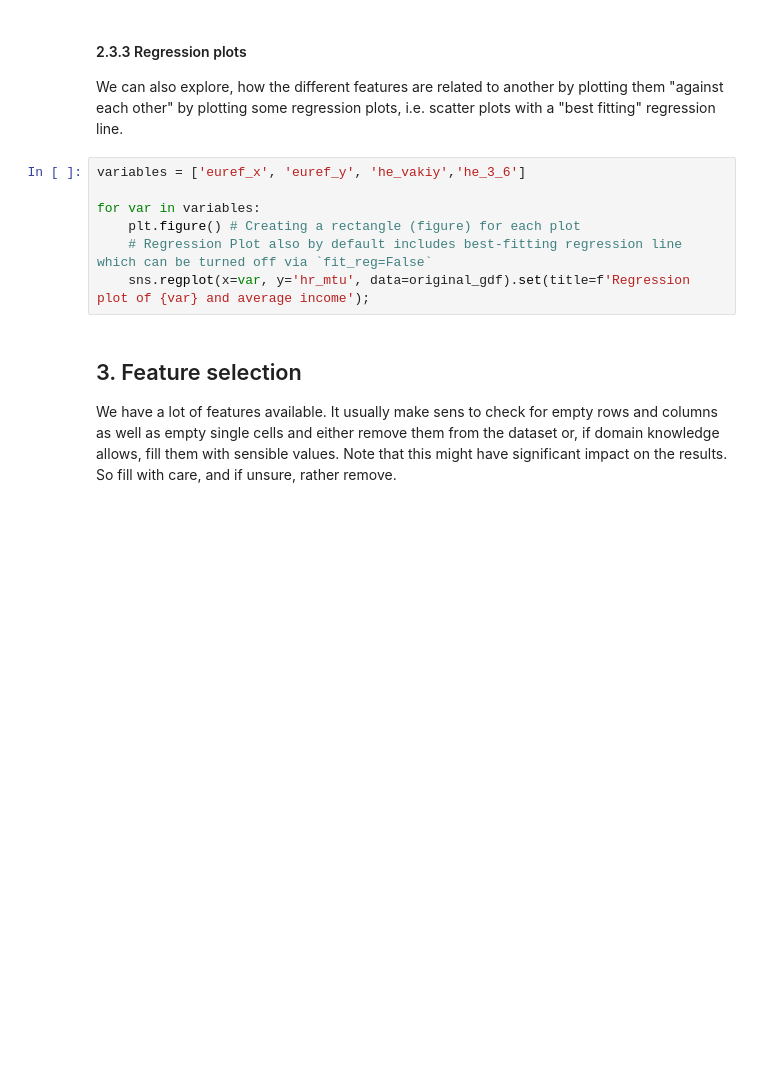
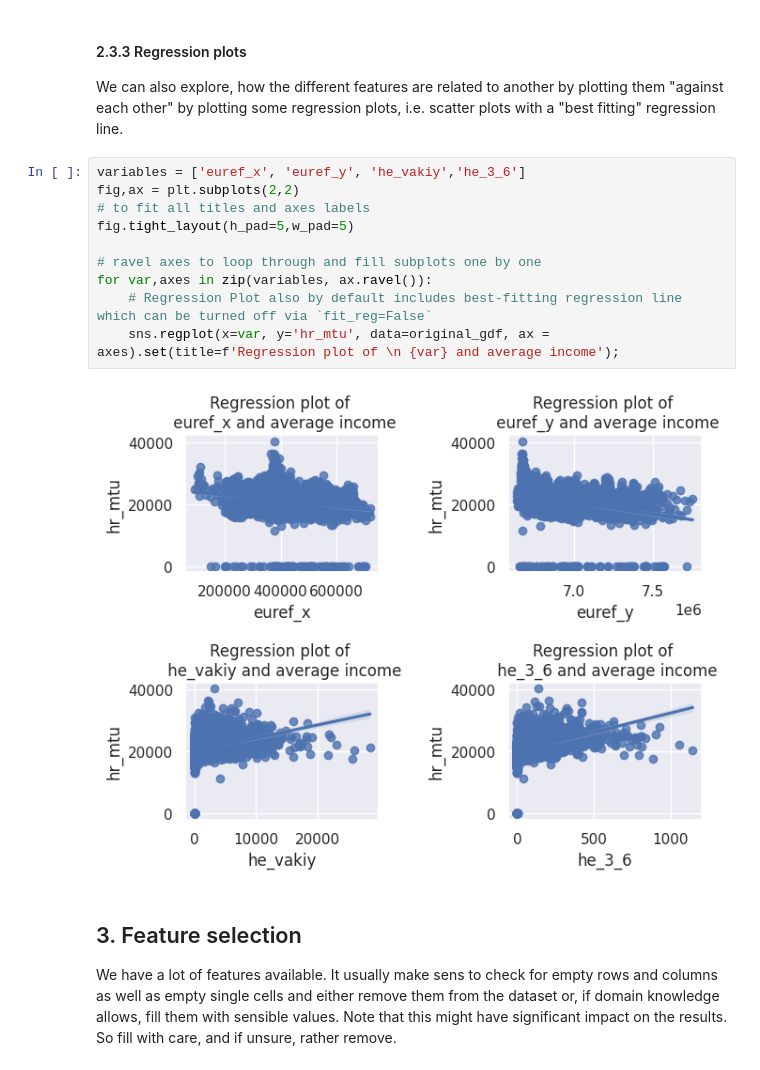
Before and after one commit to csc-training/GeoML, a Jupyter notebook: 02_vector_data_preparation/02_vector_preparation.ipynb, the cells around one changed output. Drawn from its saved outputs; the diff is of its cells as text; blank space fills up the shorter version.

```diff
--- a/02_vector_data_preparation/02_vector_preparation.ipynb
+++ b/02_vector_data_preparation/02_vector_preparation.ipynb
@@ -253,11 +313,16 @@ cax.set_ylabel('Income in €');
 We can also explore, how the different features are related to another by plotting them "against each other" by plotting some regression plots, i.e. scatter plots with a "best fitting" regression line.
 # %%
 variables = ['euref_x', 'euref_y', 'he_vakiy','he_3_6']
+fig,ax = plt.subplots(2,2)
+# to fit all titles and axes labels
+fig.tight_layout(h_pad=5,w_pad=5)
 
-for var in variables:
-    plt.figure() # Creating a rectangle (figure) for each plot
+# ravel axes to loop through and fill subplots one by one
+for var,axes in zip(variables, ax.ravel()):
     # Regression Plot also by default includes best-fitting regression line which can be turned off via `fit_reg=False`
-    sns.regplot(x=var, y='hr_mtu', data=original_gdf).set(title=f'Regression plot of {var} and average income');
+    sns.regplot(x=var, y='hr_mtu', data=original_gdf, ax = axes).set(title=f'Regression plot of \n {var} and average income');
+# %% [output]
+[figure, added]
 # %% [markdown]
 ## 3. Feature selection
 
```
Also changed, not shown: parts of 22 cells of this notebook.
